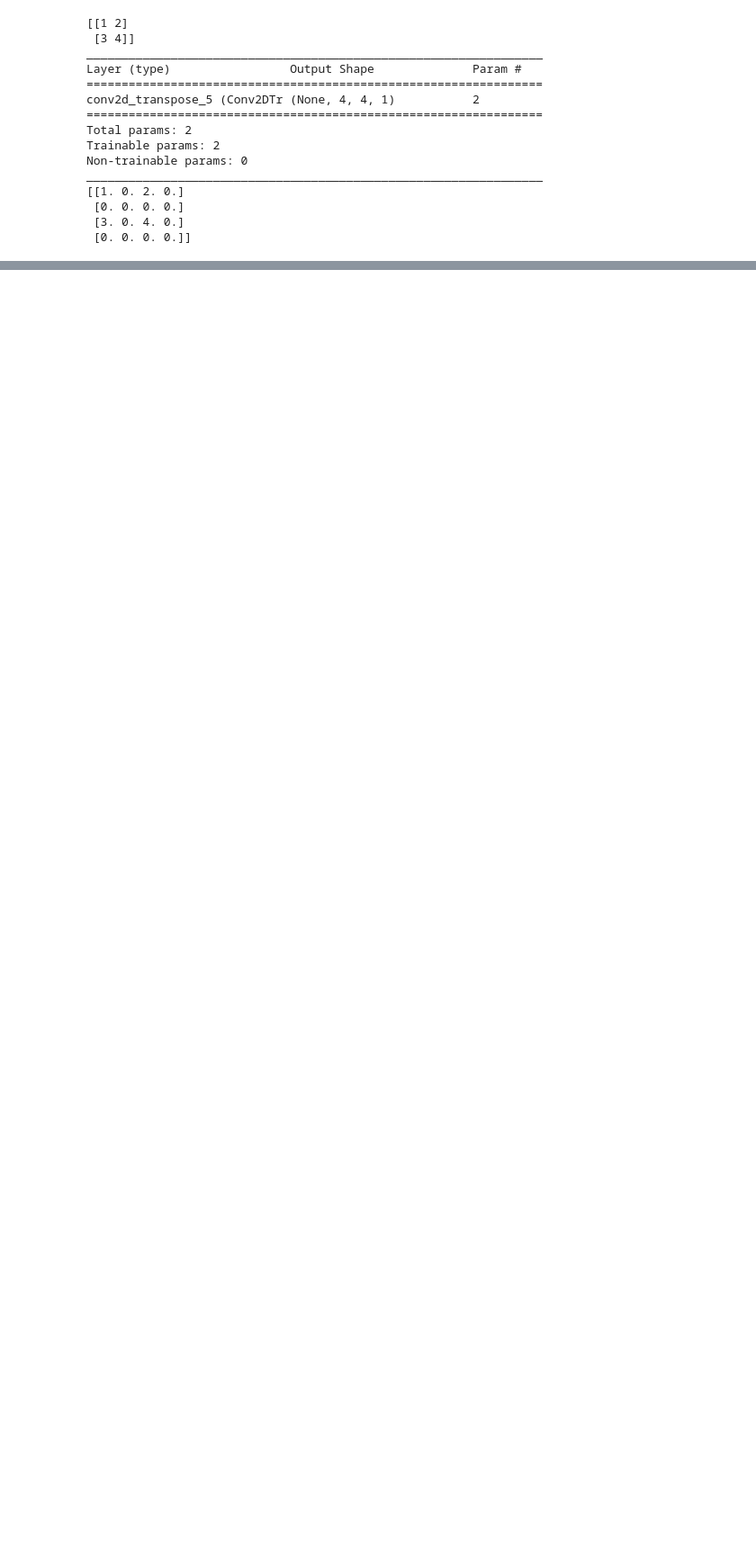
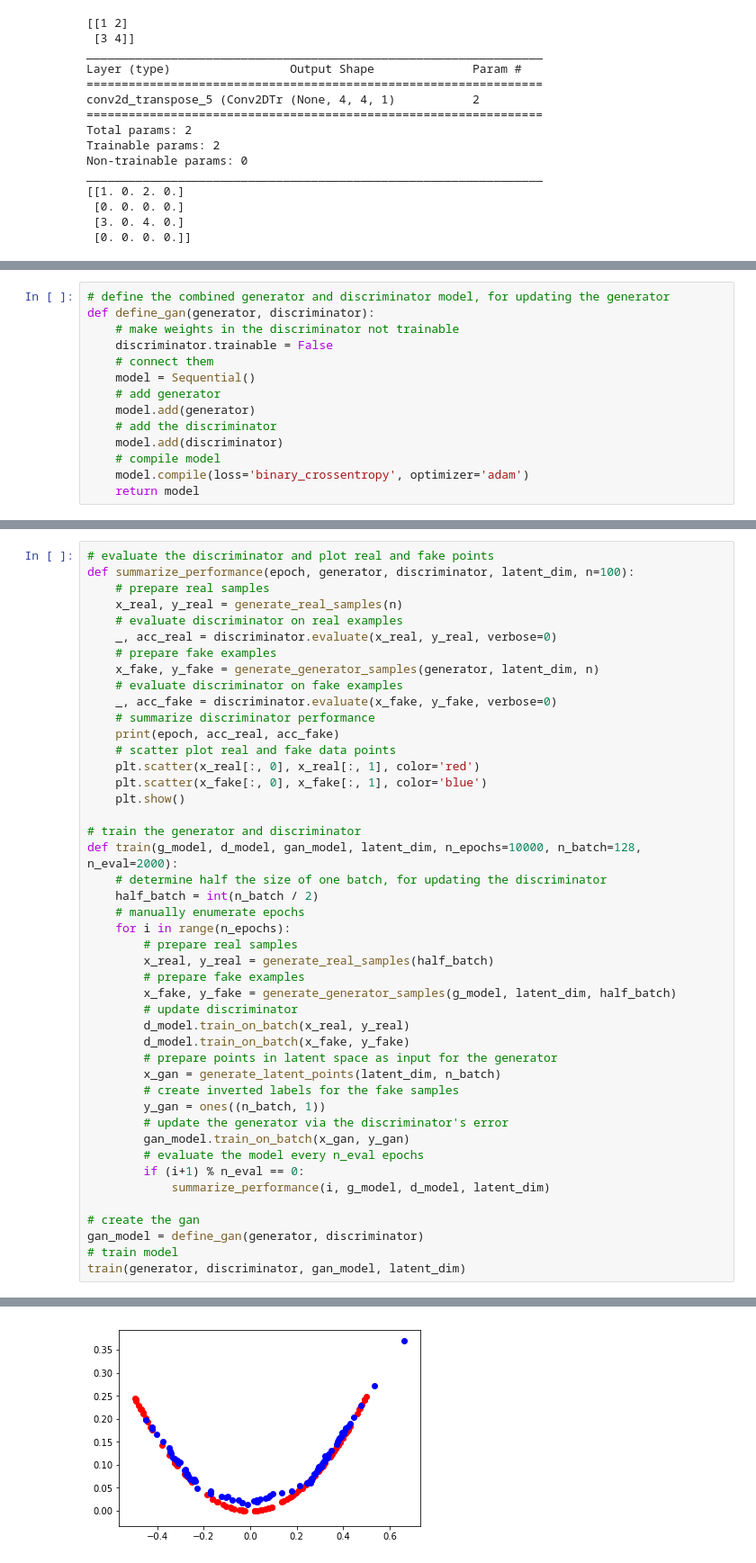
Before and after one commit to FlipWebApps/computer-vision-playground, a Jupyter notebook: GAN/GAN Basics.ipynb, the cells around one changed output, grey strips where cells are left out. Shown at 90% size. Drawn from its saved outputs; the diff is of its cells as text; blank space fills up the shorter version.

```diff
--- a/GAN/GAN Basics.ipynb
+++ b/GAN/GAN Basics.ipynb
@@ -106,0 +339,14 @@ _________________________________________________________________
+# %%
+# define the combined generator and discriminator model, for updating the generator
+def define_gan(generator, discriminator):
+	# make weights in the discriminator not trainable
+	discriminator.trainable = False
+	# connect them
+	model = Sequential()
+	# add generator
+	model.add(generator)
+	# add the discriminator
+	model.add(discriminator)
+	# compile model
+	model.compile(loss='binary_crossentropy', optimizer='adam')
+	return model
@@ -106,0 +357,46 @@ _________________________________________________________________
+# %%
+# evaluate the discriminator and plot real and fake points
+def summarize_performance(epoch, generator, discriminator, latent_dim, n=100):
+	# prepare real samples
+	x_real, y_real = generate_real_samples(n)
+	# evaluate discriminator on real examples
+	_, acc_real = discriminator.evaluate(x_real, y_real, verbose=0)
+	# prepare fake examples
+	x_fake, y_fake = generate_generator_samples(generator, latent_dim, n)
+	# evaluate discriminator on fake examples
+	_, acc_fake = discriminator.evaluate(x_fake, y_fake, verbose=0)
+	# summarize discriminator performance
+	print(epoch, acc_real, acc_fake)
+	# scatter plot real and fake data points
+	plt.scatter(x_real[:, 0], x_real[:, 1], color='red')
+	plt.scatter(x_fake[:, 0], x_fake[:, 1], color='blue')
+	plt.show()
+
+# train the generator and discriminator
+def train(g_model, d_model, gan_model, latent_dim, n_epochs=10000, n_batch=128, n_eval=2000):
+	# determine half the size of one batch, for updating the discriminator
+	half_batch = int(n_batch / 2)
+	# manually enumerate epochs
+	for i in range(n_epochs):
+		# prepare real samples
+		x_real, y_real = generate_real_samples(half_batch)
+		# prepare fake examples
+		x_fake, y_fake = generate_generator_samples(g_model, latent_dim, half_batch)
+		# update discriminator
+		d_model.train_on_batch(x_real, y_real)
+		d_model.train_on_batch(x_fake, y_fake)
+		# prepare points in latent space as input for the generator
+		x_gan = generate_latent_points(latent_dim, n_batch)
+		# create inverted labels for the fake samples
+		y_gan = ones((n_batch, 1))
+		# update the generator via the discriminator's error
+		gan_model.train_on_batch(x_gan, y_gan)
+		# evaluate the model every n_eval epochs
+		if (i+1) % n_eval == 0:
+			summarize_performance(i, g_model, d_model, latent_dim)
+
+# create the gan
+gan_model = define_gan(generator, discriminator)
+# train model
+train(generator, discriminator, gan_model, latent_dim)
+# %% [output]
@@ -106,0 +404 @@ _________________________________________________________________
+[figure, added]
```
Also changed, not shown: parts of 19 cells of this notebook, 2 other files.
